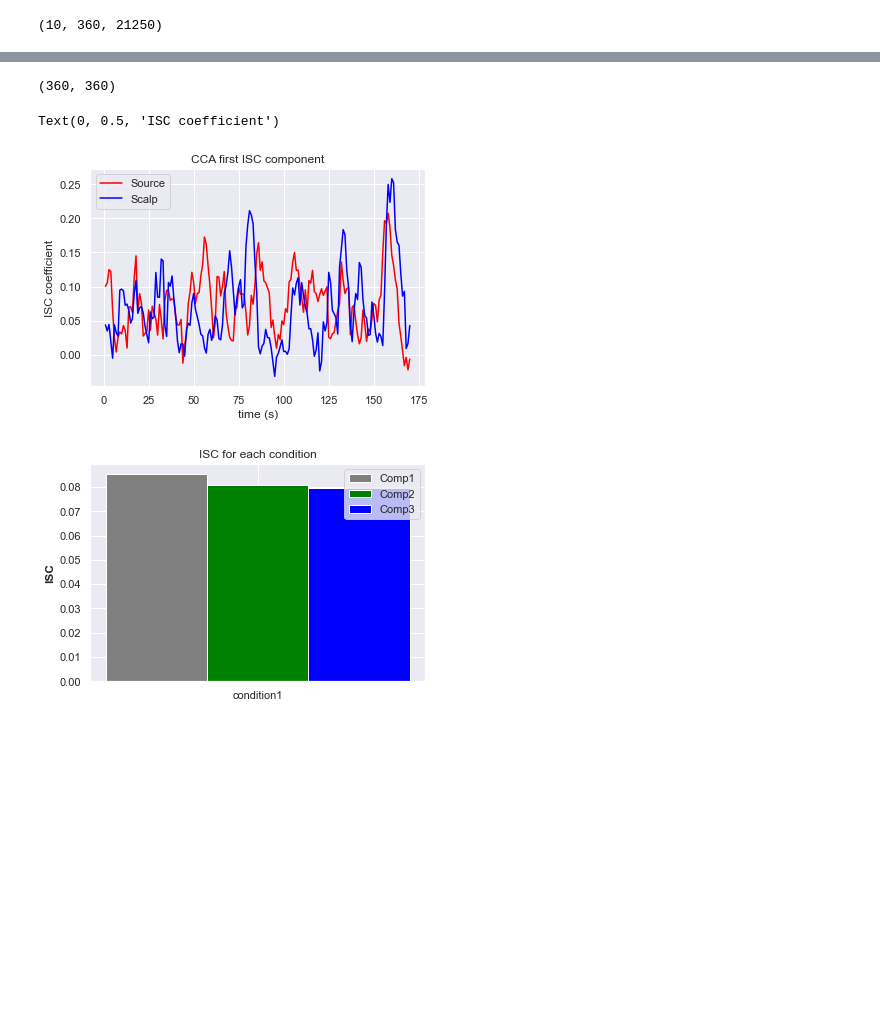
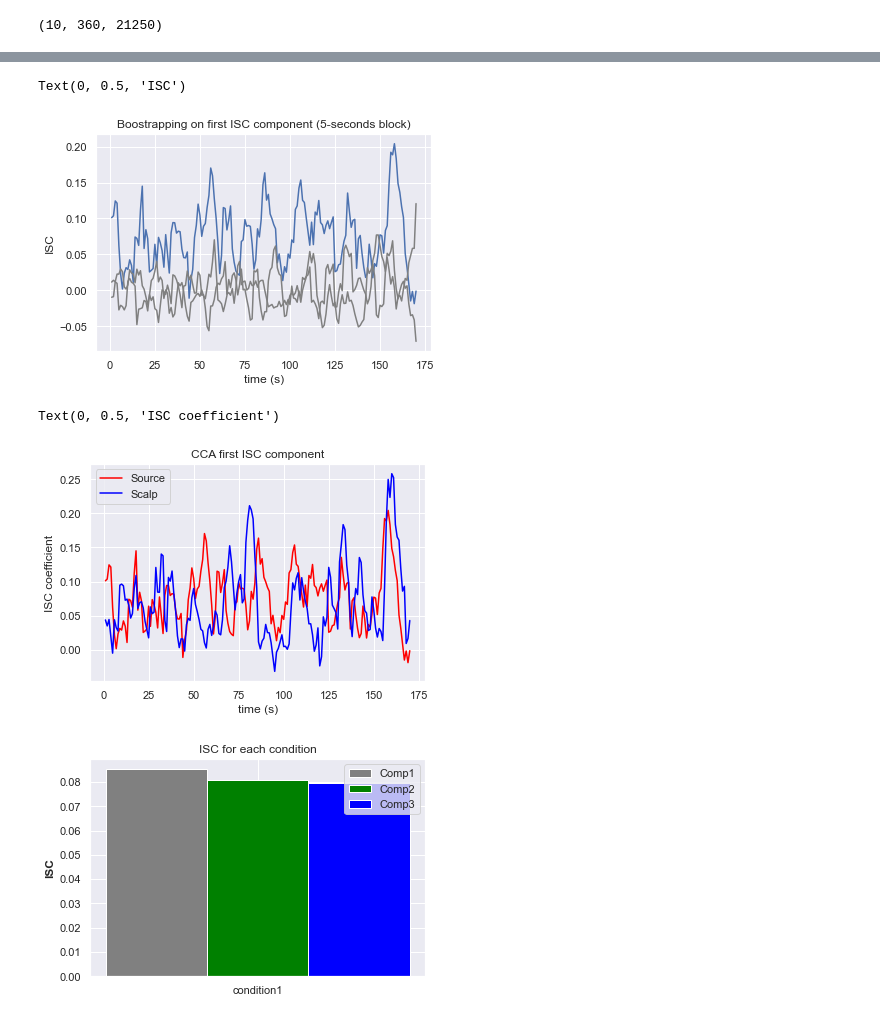
Before and after one commit to venkateshness/Internship_HBN, a Jupyter notebook: filtered_ipynbs/Big_Daddy_latest.ipynb, the cells around one changed output, grey strips where cells are left out. Drawn from its saved outputs; the diff is of its cells as text; code cells hidden in the pictures; blank space fills up the shorter version.

```diff
--- a/filtered_ipynbs/Big_Daddy_latest.ipynb
+++ b/filtered_ipynbs/Big_Daddy_latest.ipynb
@@ -591,7 +561,7 @@ np.shape(dic['condition1'])
 
 isc_results = dict()
 for cond_key, cond_values in dic.items():
-    isc_results[str(cond_key)] = dict(zip(['ISC', 'ISC_persecond', 'ISC_bysubject', 'A'], CCA.apply_cca(cond_values, W, 125)))
+    print(dict(zip(['ISC', 'ISC_persecond', 'ISC_bysubject', 'A'], CCA.apply_cca(cond_values, W, 125)))['ISC_persecond'])
 # %% [output]
 train_cca - calculations started. There are 1 conditions
 Condition has 10 subjects, 360 sensors and 21250 samples
@@ -600,7 +583,18 @@ apply_cca - calculations started
-# %%
-np.shape(W)
-# %% [output]
-(360, 360)
+# %%
+valstest = np.reshape(valstest,newshape=(2,360,170))
+significance = np.where(np.max(np.array(valstest)[:,0,:],axis=0)<isc_results['condition1']['ISC_persecond'][0])
+
+
+plt.plot(range(1,171),isc_results['condition1']['ISC_persecond'][0])
+plt.plot(range(1,171),np.array(valstest)[:,0,:].T,color='grey')
+
+
+plt.title('Boostrapping on first ISC component (5-seconds block)')
+plt.xlabel('time (s)')
+plt.ylabel('ISC')
+# %% [output]
+Text(0, 0.5, 'ISC')
+[figure, added]
 # %%
 isc_result_old = np.load('/users/local/Venkatesh/Generated_Data/CCA_ISC.npz')['CCA_ISC']
 
@@ -612,7 +606,7 @@ plt.xlabel('time (s)')
 plt.ylabel('ISC coefficient')
 # %% [output]
 Text(0, 0.5, 'ISC coefficient')
-[figure, old version]
+[figure, new version]
 # %%
 import matplotlib.pyplot as plt
 import numpy as np
```
Also changed, not shown: parts of 16 cells of this notebook, 6 other files.
